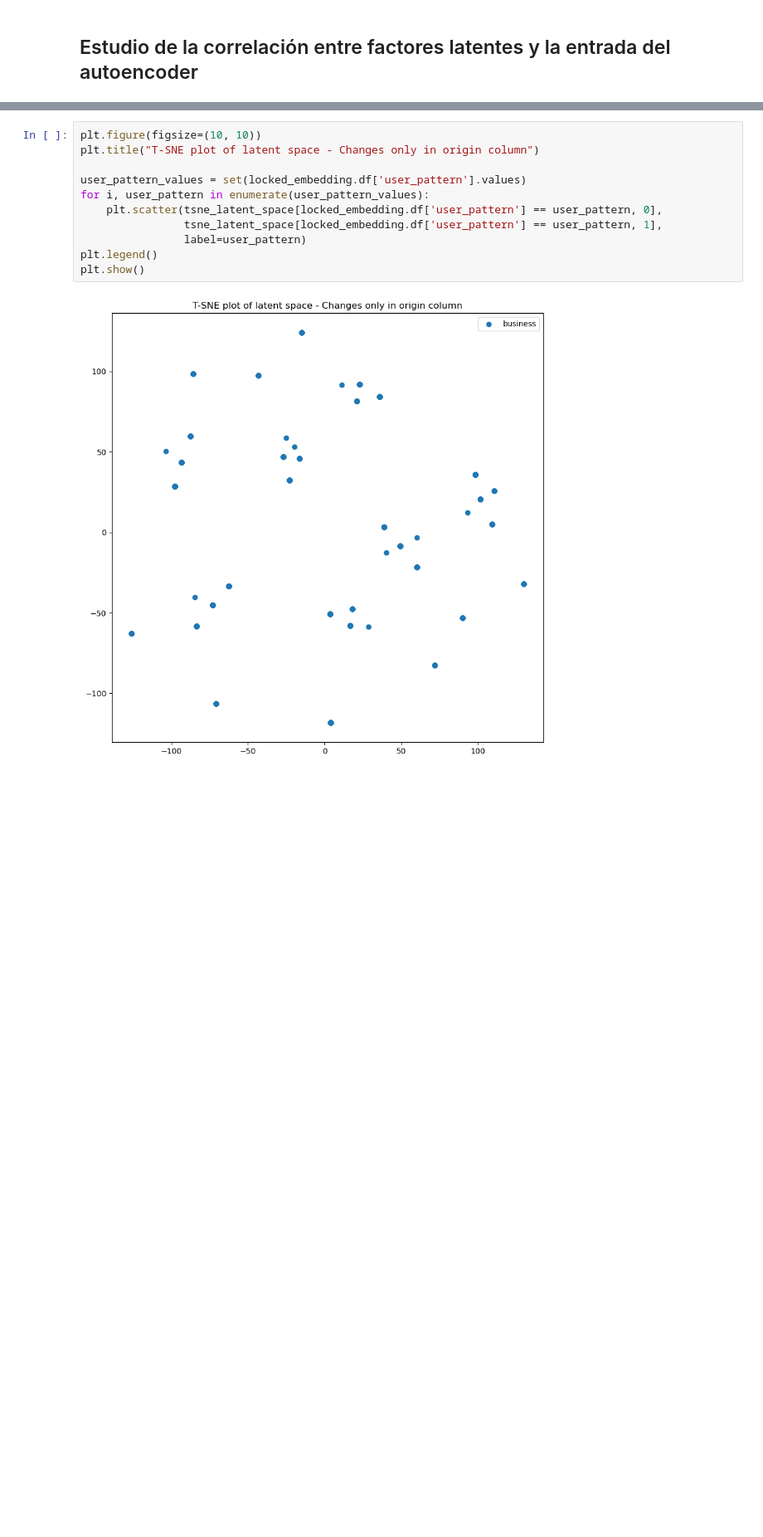
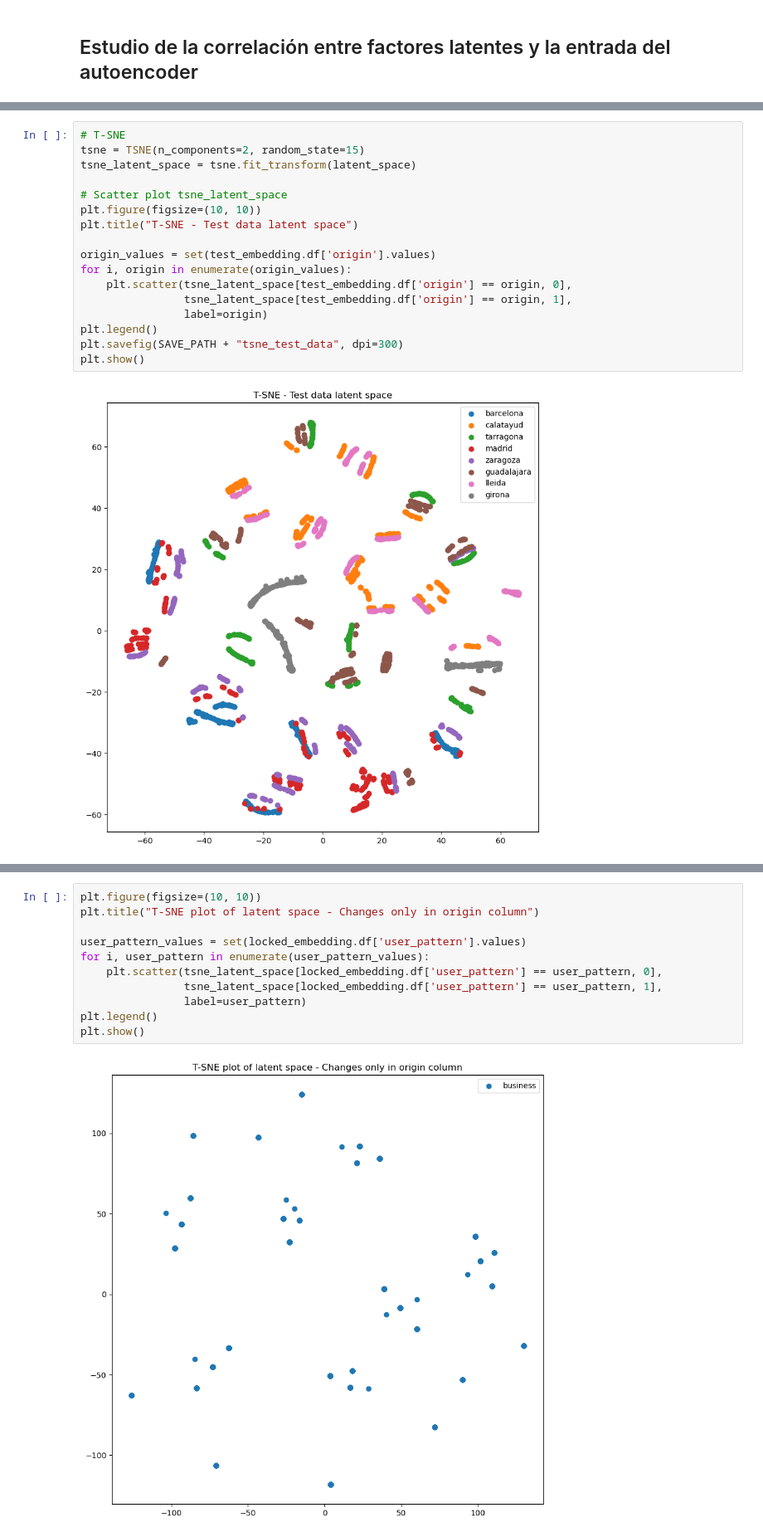
Before and after one commit to JoseAngelMartinB/robin, a Jupyter notebook: notebooks/6.0-autoencoder_interpretability.ipynb, the cells around one changed output, grey strips where cells are left out. Shown at 83% size. Drawn from its saved outputs; the diff is of its cells as text; blank space fills up the shorter version.

```diff
--- a/notebooks/6.0-autoencoder_interpretability.ipynb
+++ b/notebooks/6.0-autoencoder_interpretability.ipynb
@@ -521,0 +540,19 @@ Time prediction:
+# %%
+# T-SNE
+tsne = TSNE(n_components=2, random_state=15)
+tsne_latent_space = tsne.fit_transform(latent_space)
+
+# Scatter plot tsne_latent_space
+plt.figure(figsize=(10, 10))
+plt.title("T-SNE - Test data latent space")
+
+origin_values = set(test_embedding.df['origin'].values)
+for i, origin in enumerate(origin_values):
+    plt.scatter(tsne_latent_space[test_embedding.df['origin'] == origin, 0],
+                tsne_latent_space[test_embedding.df['origin'] == origin, 1],
+                label=origin)
+plt.legend()
+plt.savefig(SAVE_PATH + "tsne_test_data", dpi=300)
+plt.show()
+# %% [output]
+[figure, added]
```
Also changed, not shown: parts of 19 cells of this notebook.
